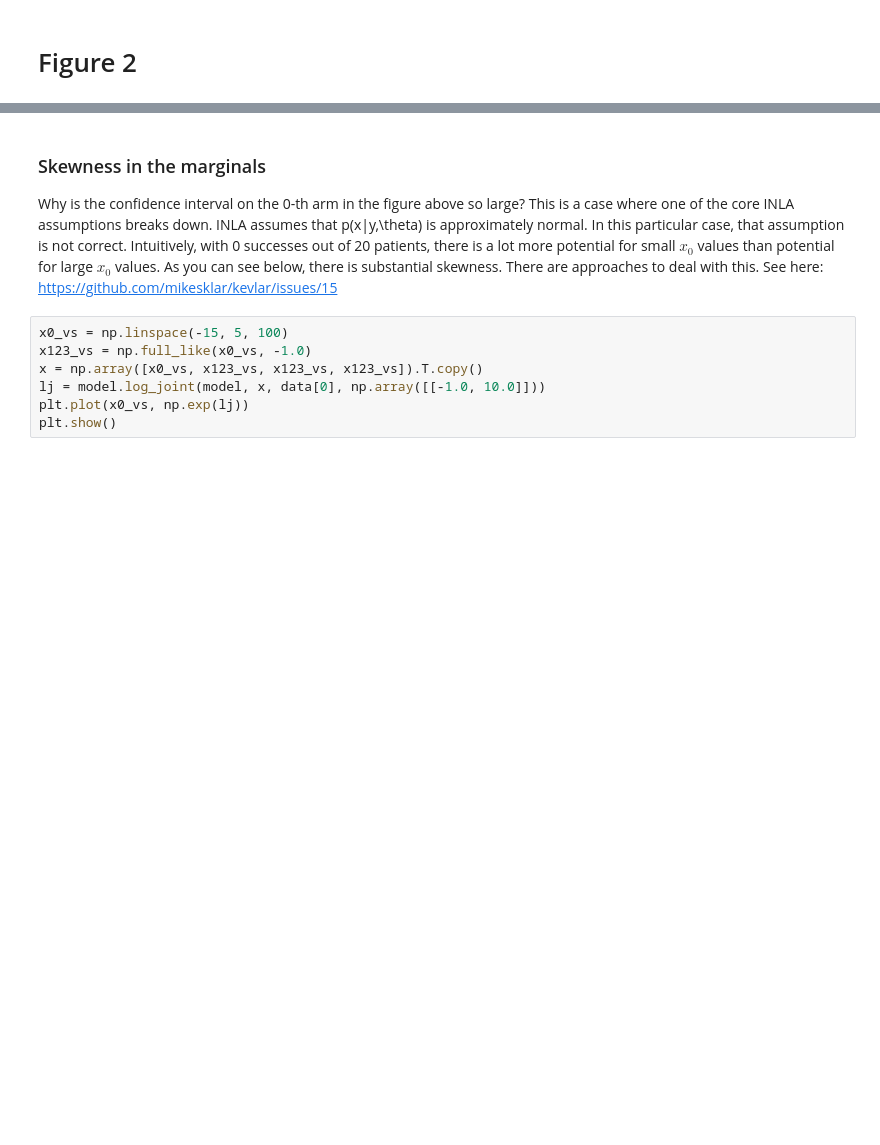
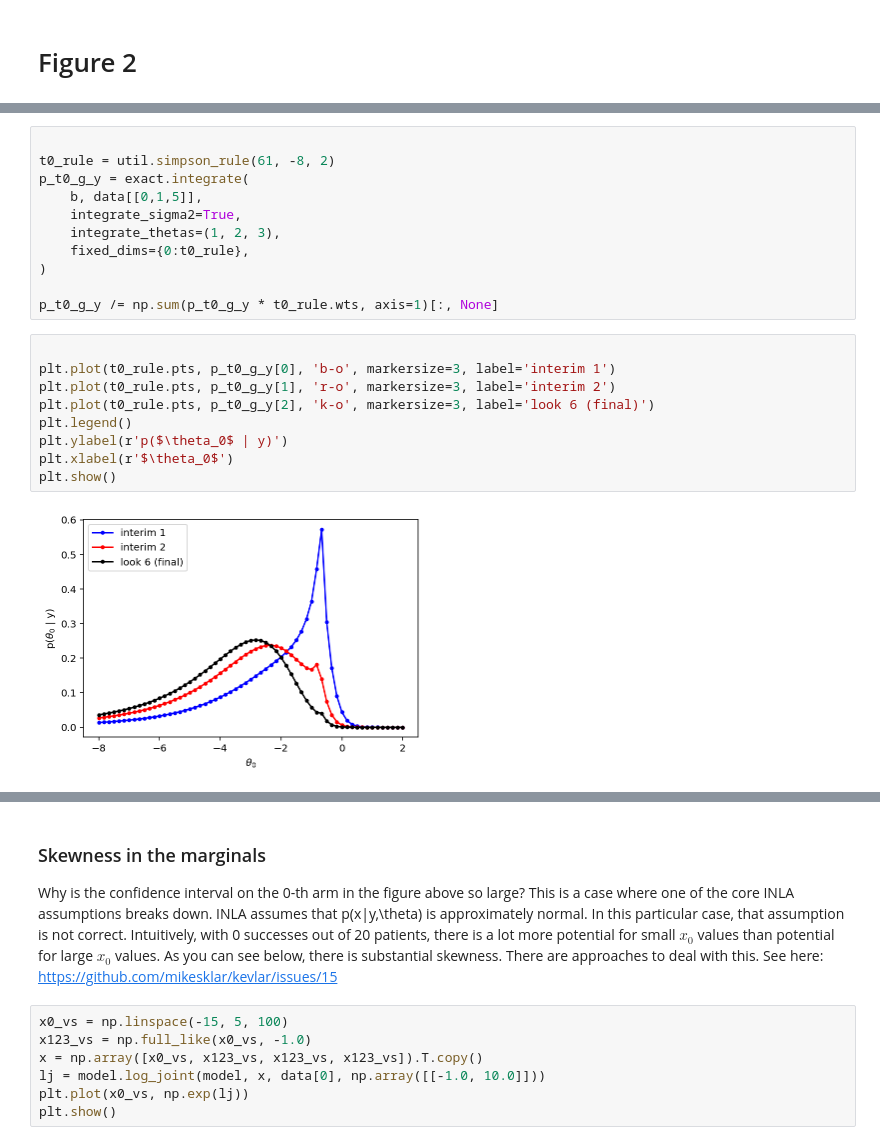
Before and after one commit to Confirm-Solutions/imprint, a Jupyter notebook: research/berry/berry_dirty.ipynb, the cells around one changed output, grey strips where cells are left out. Cells and saved outputs as stored; diff of their text form; blank space fills up the shorter version.

```diff
--- a/research/berry/berry_dirty.ipynb
+++ b/research/berry/berry_dirty.ipynb
@@ -178 +204,23 @@ db_stats = dirty_bayes.calc_dirty_bayes(y_i, n_i, b.mu_0, b.logit_p1, b.suc_thre
+# %%
+
+t0_rule = util.simpson_rule(61, -8, 2)
+p_t0_g_y = exact.integrate(
+    b, data[[0,1,5]],
+    integrate_sigma2=True,
+    integrate_thetas=(1, 2, 3),
+    fixed_dims={0:t0_rule},
+)
+
+p_t0_g_y /= np.sum(p_t0_g_y * t0_rule.wts, axis=1)[:, None]
+# %%
+
+plt.plot(t0_rule.pts, p_t0_g_y[0], 'b-o', markersize=3, label='interim 1')
+plt.plot(t0_rule.pts, p_t0_g_y[1], 'r-o', markersize=3, label='interim 2')
+plt.plot(t0_rule.pts, p_t0_g_y[2], 'k-o', markersize=3, label='look 6 (final)')
+plt.legend()
+plt.ylabel(r'p($\theta_0$ | y)')
+plt.xlabel(r'$\theta_0$')
+plt.show()
+# %% [output]
+[figure, added]
 # %%
```
Also changed, not shown: parts of 16 cells of this notebook, 3 other files.
